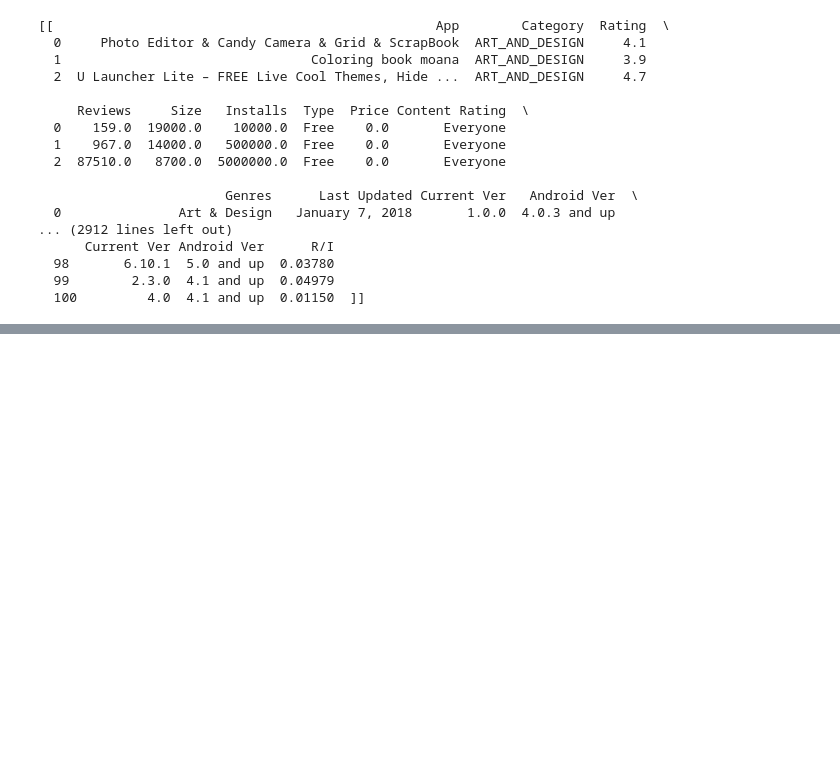
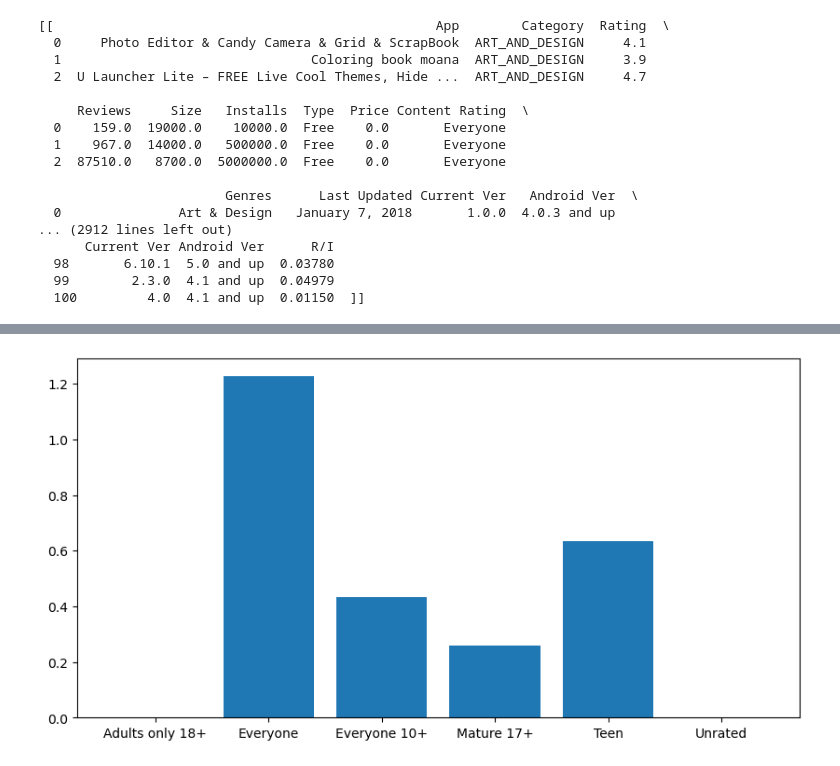
Before and after one commit to Ikayeze/develhope-second-project, a Jupyter notebook: Week_4.ipynb, the cells around one changed output, grey strips where cells are left out. Saved outputs shown, nothing was run; the diff lists cells and outputs as text; code cells hidden in the pictures; blank space fills up the shorter version.

Commit message:
last changes

```diff
--- a/Week_4.ipynb
+++ b/Week_4.ipynb
@@ -216,0 +252,2 @@ sns.heatmap(df_heatmap, )
+# %%
+last_df["Sentiment_Positivity"] = 0
@@ -216,0 +270,5 @@ sns.heatmap(df_heatmap, )
+# %%
+for i in range(len(last_df)):
+    for j in range(len(sentiment_df)):
+        if last_df["App"][i] == sentiment_df["App"][j]:
+            last_df["Sentiment_Positivity"][i] = sentiment_df["Sentiment_Positivity"][j]
@@ -216,0 +296,4 @@ sns.heatmap(df_heatmap, )
+# %%
+heatmap_df = last_df.groupby("Content Rating").mean()
+# %%
+heatmap_df.reset_index(inplace=True)
@@ -216,0 +302,6 @@ sns.heatmap(df_heatmap, )
+# %%
+plt.figure(figsize=(10,5))
+plt.bar(heatmap_df["Content Rating"], heatmap_df["Price"])
+plt.show()
+# %% [output]
+[figure, added]
```
Also changed, not shown: parts of 17 cells of this notebook, 2 other files.
